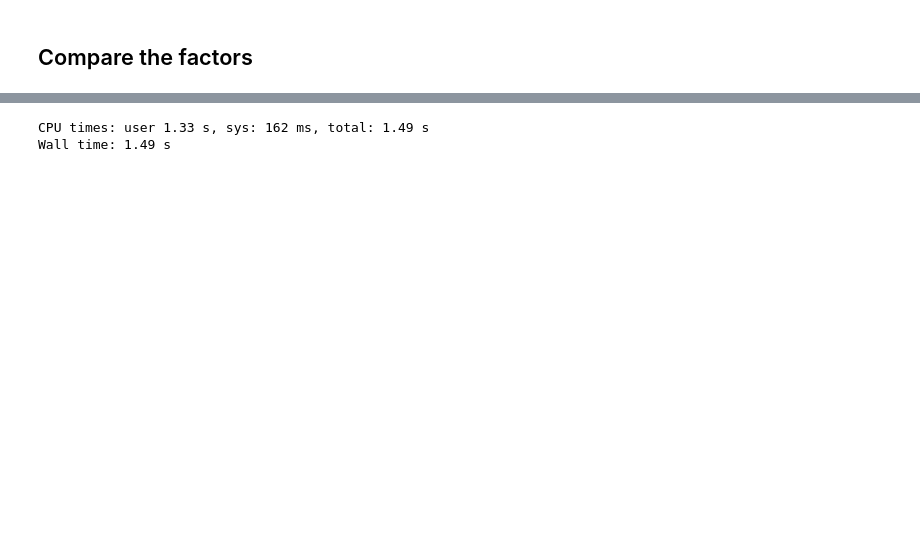
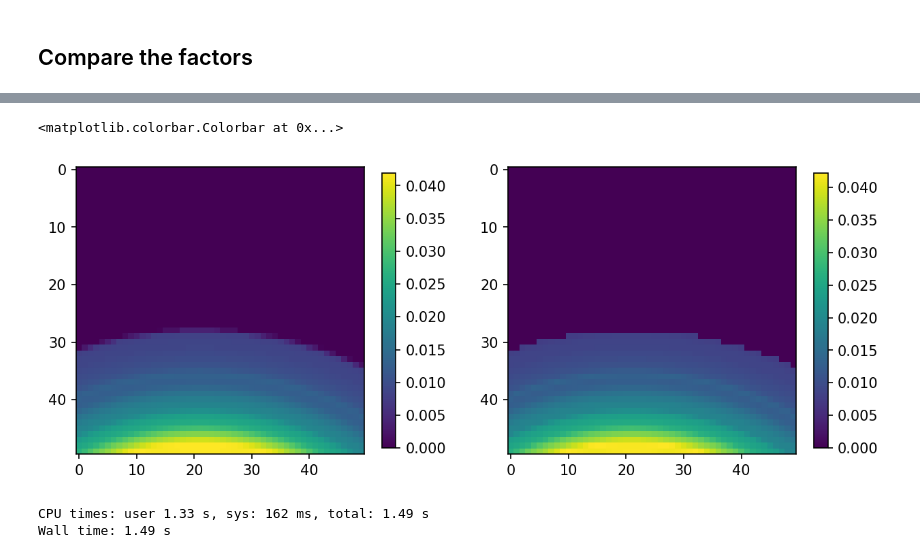
Before and after one commit to gammapy/gammapy-unbinned-analysis, a Jupyter notebook: Tims_UnbinnedDataset/example_psf.ipynb, the cells around one changed output, grey strips where cells are left out. Cells and saved outputs as stored; diff of their text form; code cells hidden in the pictures; blank space fills up the shorter version.

```diff
--- a/Tims_UnbinnedDataset/example_psf.ipynb
+++ b/Tims_UnbinnedDataset/example_psf.ipynb
@@ -143,3 +149,16 @@ Wall time: 3.28 s
+# %%
+test=make_psf_factors(dataset.psf, geom_int, events, crab_pos, factor=1)
+# %%
+i = 109
+fig, (ax1,ax2) = plt.subplots(1,2, dpi=150, figsize=(10,5))
+im1=ax1.imshow(psf_etrue[i,0])
+im2=ax2.imshow(test[i,0])
+
+fig.colorbar(im1, ax=ax1, shrink=0.7)
+fig.colorbar(im2, ax=ax2, shrink=0.7)
+# %% [output]
+<matplotlib.colorbar.Colorbar at 0x...>
+[figure, added]
 # %%
 %%time
 pmap_ereco = dataset.psf.copy()
```
Also changed, not shown: parts of 11 cells of this notebook, 2 other files.
